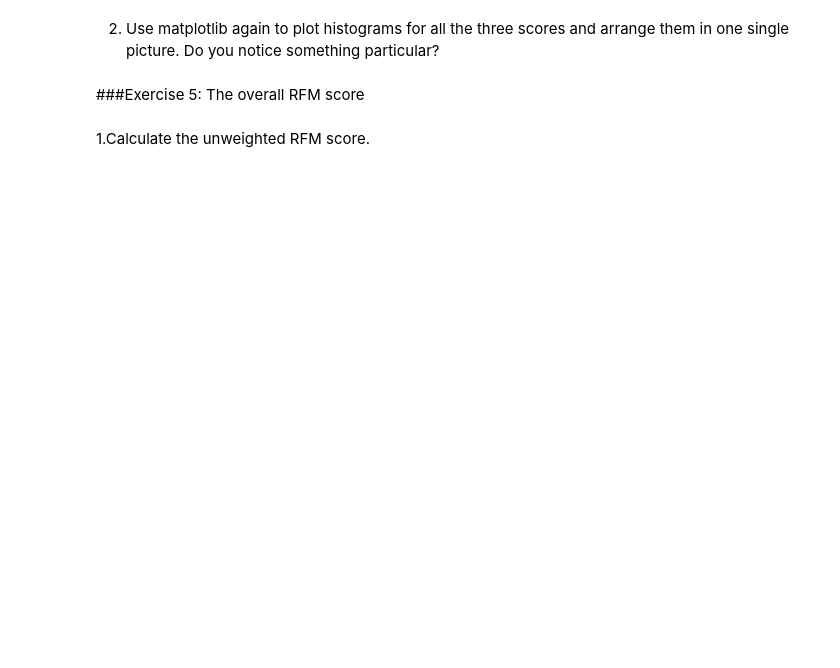
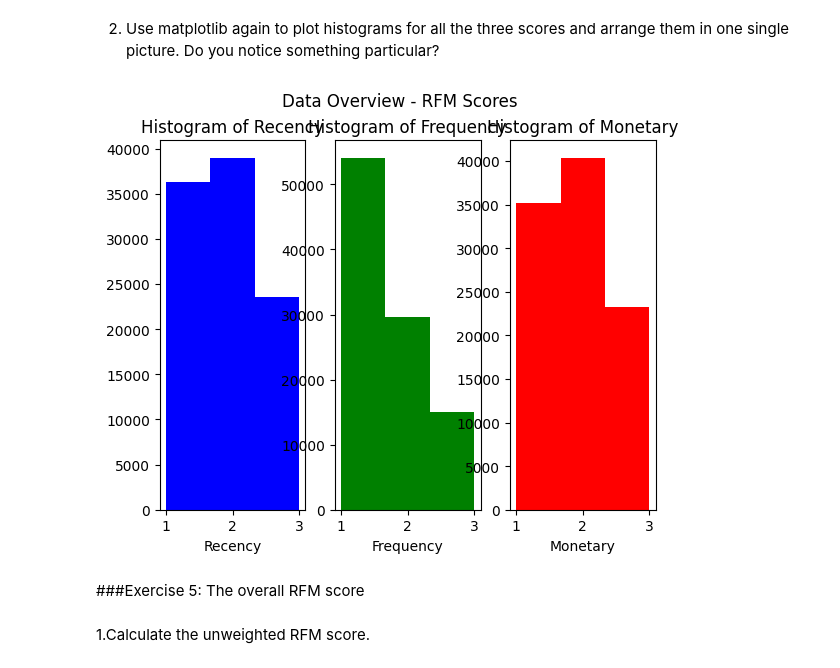
Before and after one commit to HuberNicolas/python-marketing-scale-real-data, a Jupyter notebook: day-5/Python_Day_5_RFM+Kaggle.ipynb, the cells around one changed output. Drawn from its saved outputs; the diff is of its cells as text; code cells hidden in the pictures; blank space fills up the shorter version.

```diff
--- a/day-5/Python_Day_5_RFM+Kaggle.ipynb
+++ b/day-5/Python_Day_5_RFM+Kaggle.ipynb
@@ -78,15 +209,19 @@ c) monetary value measure into scores on a scale from 1 to 3 (develop meaningful
 # recency
 # Define binning levels
 bins_rec = [-0.1, 1000, 2000, max(rfm["Recency"])]
-******** YOUR CODE GOES HERE ************
+rfm["Recency"] = pd.cut(rfm["Recency"], bins=bins_rec, labels=["3", "2", "1"])
+rfm["Recency"] = rfm["Recency"].cat.codes + 1
 # %%
 # frequency
 bins_freq=[-0.1,1,3,max(rfm["Frequency"])]
-******** YOUR CODE GOES HERE ************
+rfm["Frequency"] = pd.cut(
+    rfm["Frequency"], bins=bins_freq, labels=["1", "2", "3"])
+rfm["Frequency"] = rfm["Frequency"].cat.codes + 1
 # %%
 # monetary value
 bins_mon=[-0.1,50,100,max(rfm["Monetary"])]
-******** YOUR CODE GOES HERE ************
+rfm["Monetary"] = pd.cut(rfm["Monetary"], bins=bins_mon, labels=["1", "2", "3"])
+rfm["Monetary"] = rfm["Monetary"].cat.codes + 1
 # %%
 # Display the dataframe
 print(rfm)
@@ -95,19 +245,29 @@ print(rfm)
 # %%
 plt.suptitle("Data Overview - RFM Scores")
 
 # Recency score
 plt.subplot(1,3,1)
-******** YOUR CODE GOES HERE ************
+plt.hist(rfm["Recency"], bins=3, color='b')
+plt.xlabel('Recency')
+plt.title('Histogram of Recency')
 
 # Frequency score
 plt.subplot(1,3,2)
-******** YOUR CODE GOES HERE ************
+plt.hist(rfm["Frequency"], bins=3, color='g')
+plt.xlabel('Frequency')
+plt.title('Histogram of Frequency')
+
 
 # Monetary value score
 plt.subplot(1,3,3)
-******** YOUR CODE GOES HERE ************
+plt.hist(rfm["Monetary"], bins=3, color='r')
+plt.xlabel('Monetary')
+plt.title('Histogram of Monetary')
+
 
 plt.show()
+# %% [output]
+[figure, added]
 # %% [markdown]
 ###Exercise 5: The overall RFM score
 # %% [markdown]
```
Also changed, not shown: parts of 36 cells of this notebook, 1 other file.
